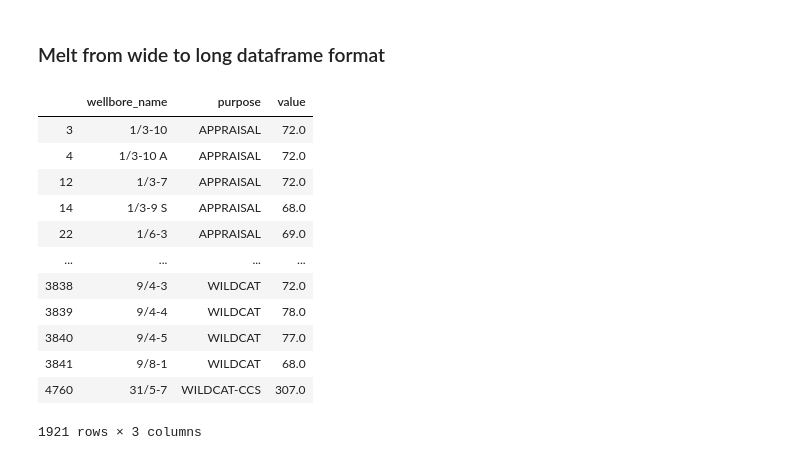
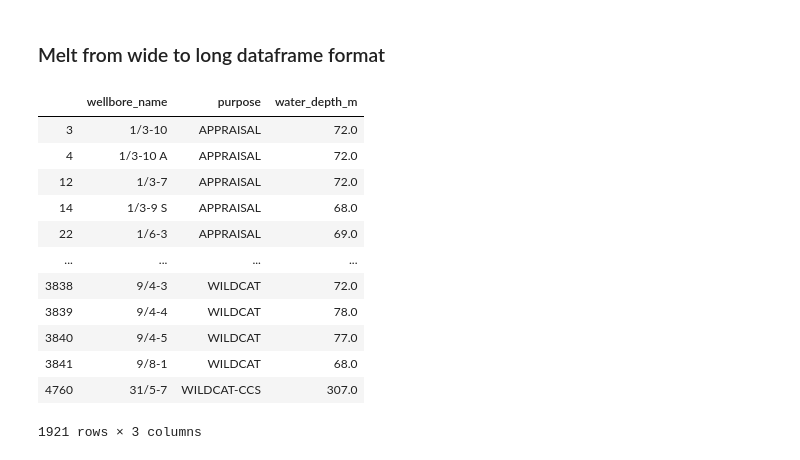
Before and after one commit to baky0905/geoscience-python, a Jupyter notebook: source/notebooks/data_cleaning_dataframes.ipynb, the cells around one changed output. Cells and saved outputs as stored; diff of their text form; code cells hidden in the pictures.

```diff
--- a/source/notebooks/data_cleaning_dataframes.ipynb
+++ b/source/notebooks/data_cleaning_dataframes.ipynb
@@ -578,13 +578,14 @@ df_pivoted
 # %%
 (df_pivoted
     .melt(
     id_vars='wellbore_name',
-    value_vars=['APPRAISAL', 'WILDCAT', 'WILDCAT-CCS']
+    value_vars=['APPRAISAL', 'WILDCAT', 'WILDCAT-CCS'],
+    value_name='water_depth_m'
     )
-    .dropna(subset=["value"])
+    .dropna(subset=["water_depth_m"])
     )
 # %% [output]
-|  | wellbore_name | purpose | value |
+|  | wellbore_name | purpose | water_depth_m |
 | 3 | 1/3-10 | APPRAISAL | 72.0 |
 | 4 | 1/3-10 A | APPRAISAL | 72.0 |
 | 12 | 1/3-7 | APPRAISAL | 72.0 |
```
Also changed, not shown: parts of 7 cells of this notebook, 2 other files.
